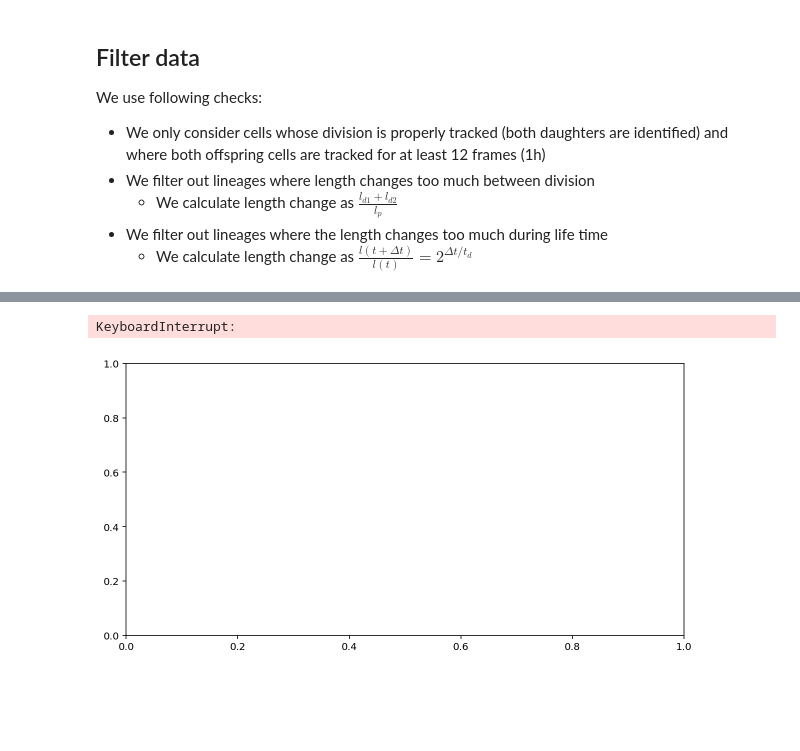
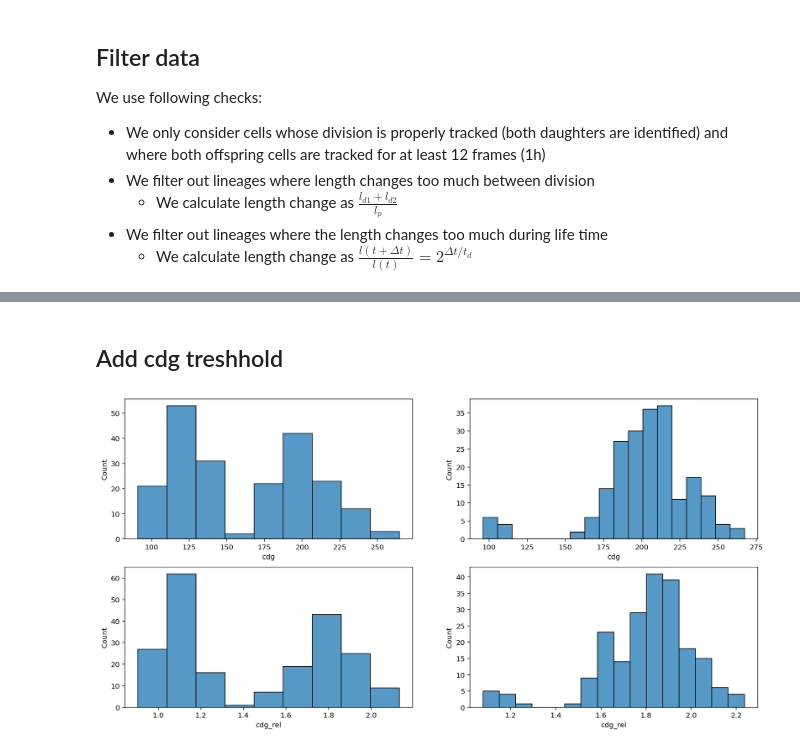
Before and after one commit to simonvanvliet/cdg_dynamics_caulobacter, a Jupyter notebook: 1_filter_data_Cc_Fast.ipynb, the cells around one changed output, grey strips where cells are left out. Saved outputs shown, nothing was run; the diff lists cells and outputs as text; code cells hidden in the pictures; blank space fills up the shorter version.

```diff
--- a/1_filter_data_Cc_Fast.ipynb
+++ b/1_filter_data_Cc_Fast.ipynb
@@ -262,5 +261,20 @@ df_filtered.to_csv(out_name)
-# %%
-sns.histplot(data=df_filtered, y='cdg')
-# %% [output]
-KeyboardInterrupt:
-[figure, removed]
+# %% [markdown]
+## Add cdg treshhold
+# %%
+fig, axs = plt.subplots(2,2,figsize=(16,8))
+
+sns.histplot(data=df_filtered.groupby('uni_id').min(), x='cdg', ax=axs[0,0])
+sns.histplot(data=df_filtered[df_filtered['age']==0], x='cdg', ax=axs[0,1])
+
+sns.histplot(data=df_filtered.groupby('uni_id').min(), x='cdg_rel', ax=axs[1,0])
+sns.histplot(data=df_filtered[df_filtered['age']==0], x='cdg_rel', ax=axs[1,1])
+
+cdg_tresh = 150
+cdg_rel_tresh = 1.4
+df_filtered['cdg_type'] = df_filtered.groupby('uni_id')['cdg'].transform(lambda x: 'high' if np.min(x) > cdg_tresh else 'low' )
+df_filtered['ok_cell'] = df_filtered.groupby('uni_id')['cdg'].transform(lambda x: True if x.iloc[0]>cdg_tresh else False )
+
+df_filtered['cdg_rel_type'] = df_filtered.groupby('uni_id')['cdg_rel'].transform(lambda x: 'high' if np.min(x) > cdg_rel_tresh else 'low' )
+df_filtered['ok_rel_cell'] = df_filtered.groupby('uni_id')['cdg_rel'].transform(lambda x: True if x.iloc[0]>cdg_rel_tresh else False )
+# %% [output]
+[figure, added]
```
Also changed, not shown: parts of 14 cells of this notebook, 4 other files.
